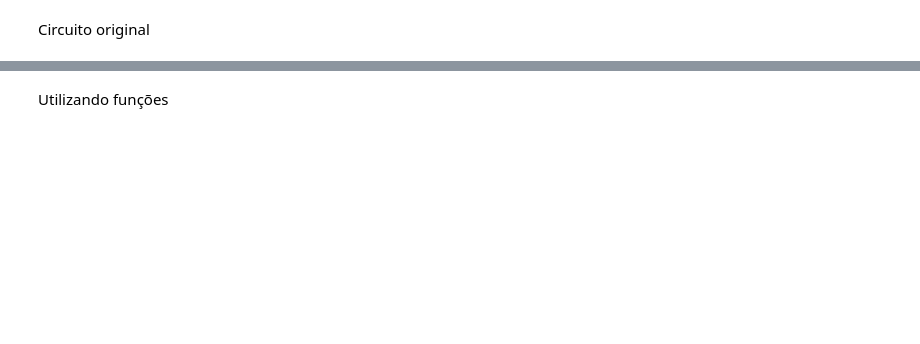
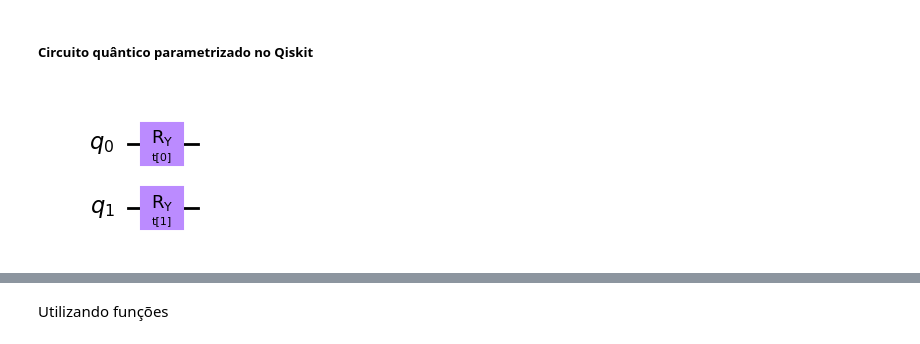
Before and after one commit to IsmaelCesar/sanches-modified, a Jupyter notebook: examples/sanchez-modified.ipynb, the cells around one changed output, grey strips where cells are left out. Saved outputs shown, nothing was run; the diff lists cells and outputs as text; code cells hidden in the pictures; blank space fills up the shorter version.

```diff
--- a/examples/sanchez-modified.ipynb
+++ b/examples/sanchez-modified.ipynb
@@ -5,5 +5,17 @@ import numpy as np
 from sanchez_ansatz import SanchezAnsatz
 from qiskit import transpile
 import matplotlib.pyplot as plt
-# %% [markdown]
-Circuito original
+# %% [markdown]
+##### Circuito quântico parametrizado no Qiskit
+# %%
+from qiskit import QuantumCircuit
+from qiskit.circuit import Parameter
+
+
+example_circ = QuantumCircuit(2)
+
+example_circ.ry(Parameter("t[0]"), 0)
+example_circ.ry(Parameter("t[1]"), 1)
+example_circ.draw("mpl")
+# %% [output]
+[figure, added]
```
Also changed, not shown: parts of 13 cells of this notebook.
